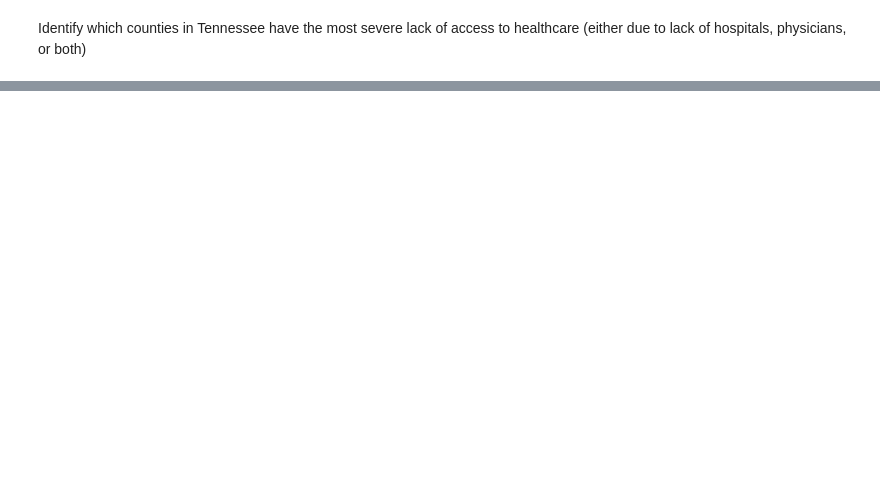
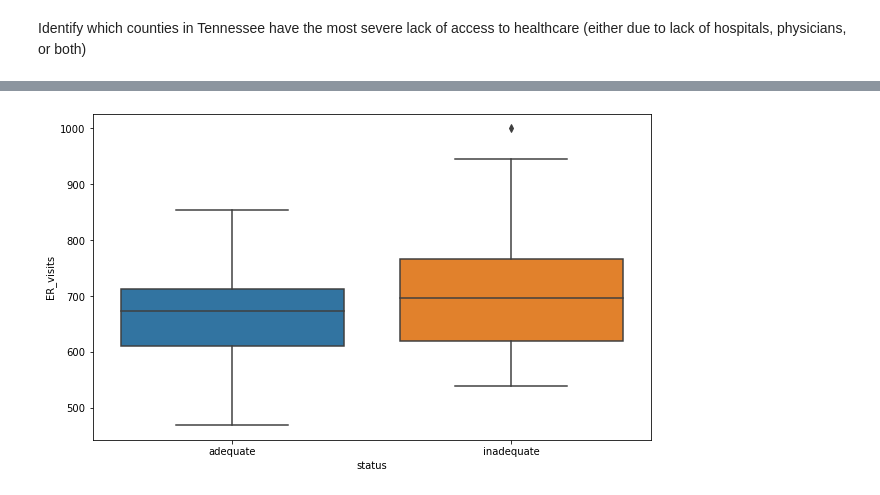
Before and after one commit to zachryje/data-science-essentials-4, a Jupyter notebook: notebooks/TN Med Helper.ipynb, the cells around one changed output, grey strips where cells are left out. Drawn from its saved outputs; the diff is of its cells as text; code cells hidden in the pictures; blank space fills up the shorter version.

```diff
--- a/notebooks/TN Med Helper.ipynb
+++ b/notebooks/TN Med Helper.ipynb
@@ -102,0 +142,17 @@ NameError: name 'unemployment' is not defined
+# %%
+# Merge hospitals and physicians data frames
+# Correct column variables and merge data files; create new coluumn for residents per hospital
+hospitalizations['county'] = hospitalizations['county'].str.lower() # make all county names lower case
+hospitalizations['county'] = hospitalizations['county'].str.split(' county', expand = True)[0]
+
+# Make new data frame with hopsital information
+physicians = pd.merge(left = physicians, right = hospitalizations[['county','analysis_value']]
+                      .rename(columns = {'analysis_value': 'hospit_1000'}))
+# %%
+# Correct column variables and merge data files; create new coluumn for residents per hospital
+er_visits['county'] = er_visits['county'].str.lower() # make all county names lower case
+er_visits['county'] = er_visits['county'].str.split(' county', expand = True)[0]
+
+# Make new data frame with hopsital information
+physicians = pd.merge(left = physicians, right = er_visits[['county','analysis_value']]
+                      .rename(columns = {'analysis_value': 'ER_visits'}))
@@ -102,0 +182,9 @@ NameError: name 'unemployment' is not defined
+# %%
+# Make boxplot for ER visits
+plt.figure(figsize = (10,6))
+
+sns.boxplot(data = physicians,
+           x = 'status',
+           y = 'ER_visits');
+# %% [output]
+[figure, added]
```
Also changed, not shown: parts of 26 cells of this notebook.
